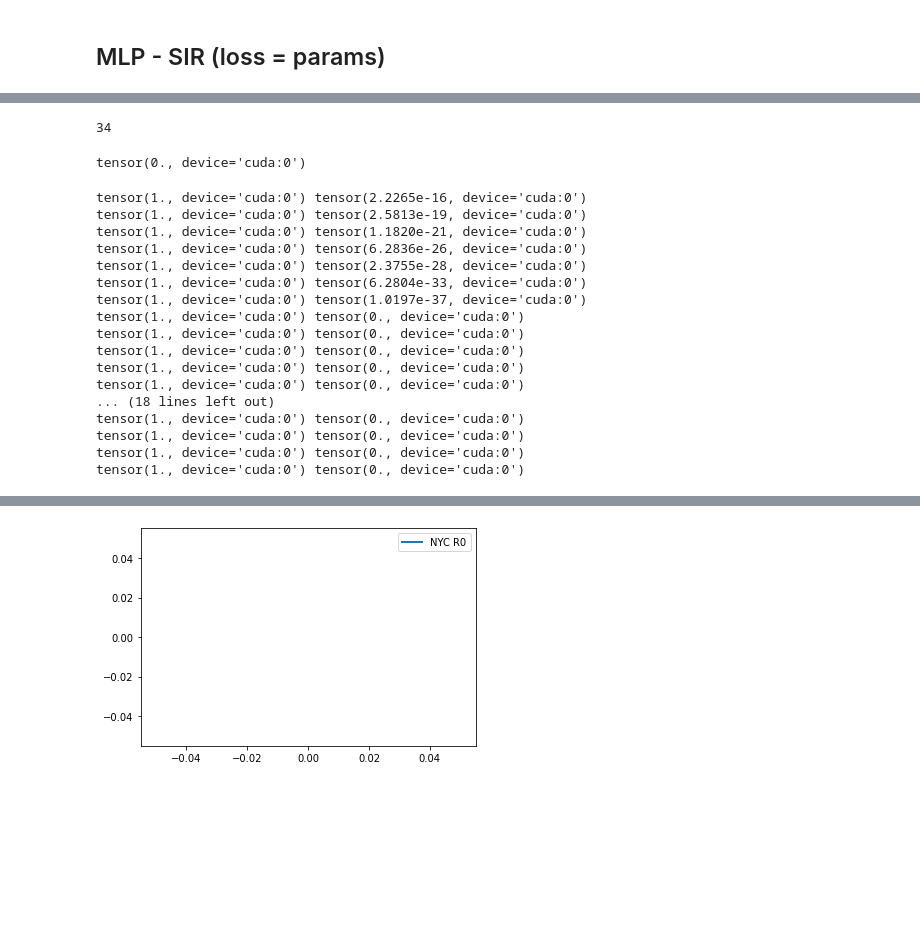
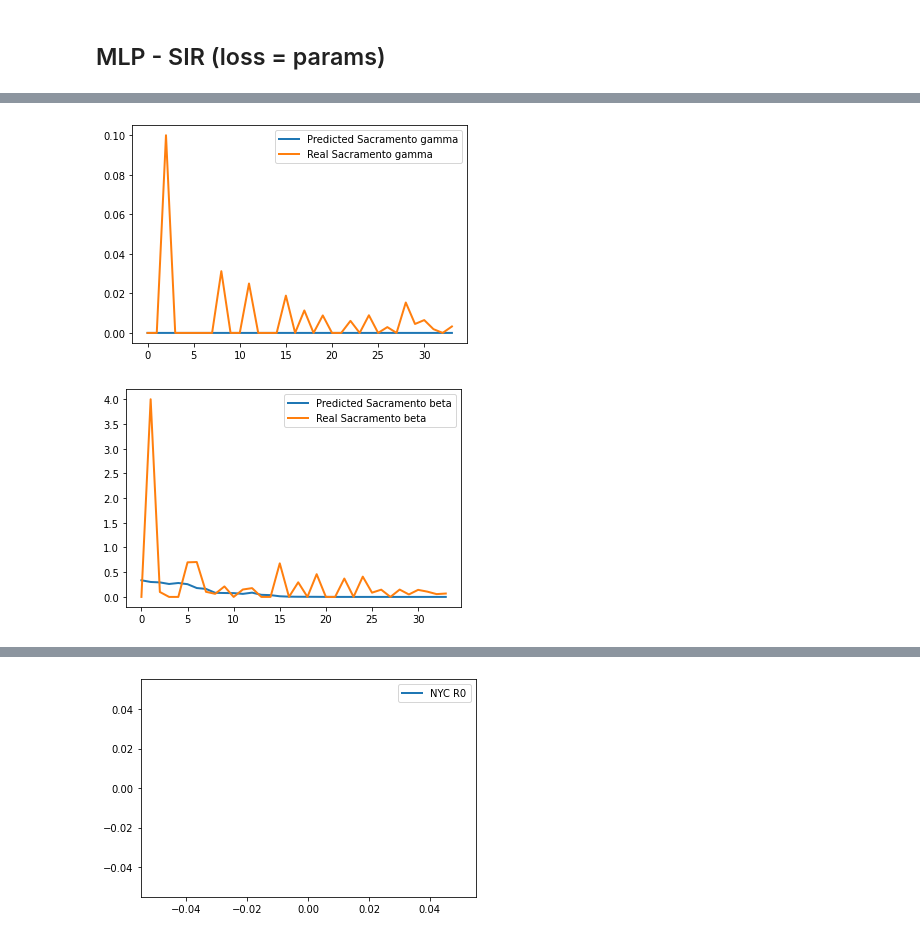
Before and after one commit to yiguanz/epidemic, a Jupyter notebook: covid19-severity-prediction/R0.ipynb, the cells around one changed output, grey strips where cells are left out. Drawn from its saved outputs; the diff is of its cells as text; code cells hidden in the pictures; blank space fills up the shorter version.

```diff
--- a/covid19-severity-prediction/R0.ipynb
+++ b/covid19-severity-prediction/R0.ipynb
@@ -67,5 +86,5 @@ for i in range(len(cases)):
     gamma, beta = true_params(cases[i], recovered, deaths[i], pop[i])
     gamma_lst.append(gamma)
     beta_lst.append(beta)
-gamma_lst = np.stack(gamma_lst,0)
-beta_lst = np.stack(beta_lst,0)
+gamma_lst = np.nan_to_num(np.stack(gamma_lst,0))
+beta_lst = np.nan_to_num(np.stack(beta_lst,0))
@@ -616,7 +641,3 @@ epoch=999, loss=56344528.000, validation loss = 207787.969, test loss=9941370.00
-# %%
-len(train_past_cases_1d)
-# %% [output]
-34
 # %%
 with th.no_grad():
     R0_NYC = []
@@ -645,28 +666,3 @@ with th.no_grad():
         I_new, D_new = sir_1d_output(vals, I, D)
         train_vals.append(I_new)
         death_vals.append(D_new)
-# %%
-vals[202][0]
-# %% [output]
-tensor(0., device='cuda:0')
-# %%
-for i,j in zip(beta_Sacramento, gamma_Sacramento):
-    print(i,j)
-# %% [output]
-tensor(1., device='cuda:0') tensor(2.2265e-16, device='cuda:0')
-tensor(1., device='cuda:0') tensor(2.5813e-19, device='cuda:0')
-tensor(1., device='cuda:0') tensor(1.1820e-21, device='cuda:0')
-tensor(1., device='cuda:0') tensor(6.2836e-26, device='cuda:0')
-tensor(1., device='cuda:0') tensor(2.3755e-28, device='cuda:0')
-tensor(1., device='cuda:0') tensor(6.2804e-33, device='cuda:0')
-tensor(1., device='cuda:0') tensor(1.0197e-37, device='cuda:0')
-tensor(1., device='cuda:0') tensor(0., device='cuda:0')
-tensor(1., device='cuda:0') tensor(0., device='cuda:0')
-tensor(1., device='cuda:0') tensor(0., device='cuda:0')
-tensor(1., device='cuda:0') tensor(0., device='cuda:0')
-tensor(1., device='cuda:0') tensor(0., device='cuda:0')
-... (18 lines left out)
-tensor(1., device='cuda:0') tensor(0., device='cuda:0')
-tensor(1., device='cuda:0') tensor(0., device='cuda:0')
-tensor(1., device='cuda:0') tensor(0., device='cuda:0')
-tensor(1., device='cuda:0') tensor(0., device='cuda:0')
@@ -673 +672,21 @@ tensor(1., device='cuda:0') tensor(0., device='cuda:0')
+# %%
+x = range(len(R0_Sacramento))
+y1 = gamma_Sacramento
+y2 = gamma_lst[202][:34]
+plt.plot(x, y1, ls="-", lw=2, label="Predicted Sacramento gamma")
+plt.plot(x, y2, ls="-", lw=2, label="Real Sacramento gamma")
+plt.legend()
+plt.show()
+# %% [output]
+[figure, added]
+# %%
+x = range(len(R0_Sacramento))
+y1 = beta_Sacramento
+y2 = beta_lst[202][:34]
+plt.plot(x, y1, ls="-", lw=2, label="Predicted Sacramento beta")
+plt.plot(x, y2, ls="-", lw=2, label="Real Sacramento beta")
+plt.legend()
+plt.show()
+# %% [output]
+[figure, added]
 # %%
```
Also changed, not shown: parts of 27 cells of this notebook.
